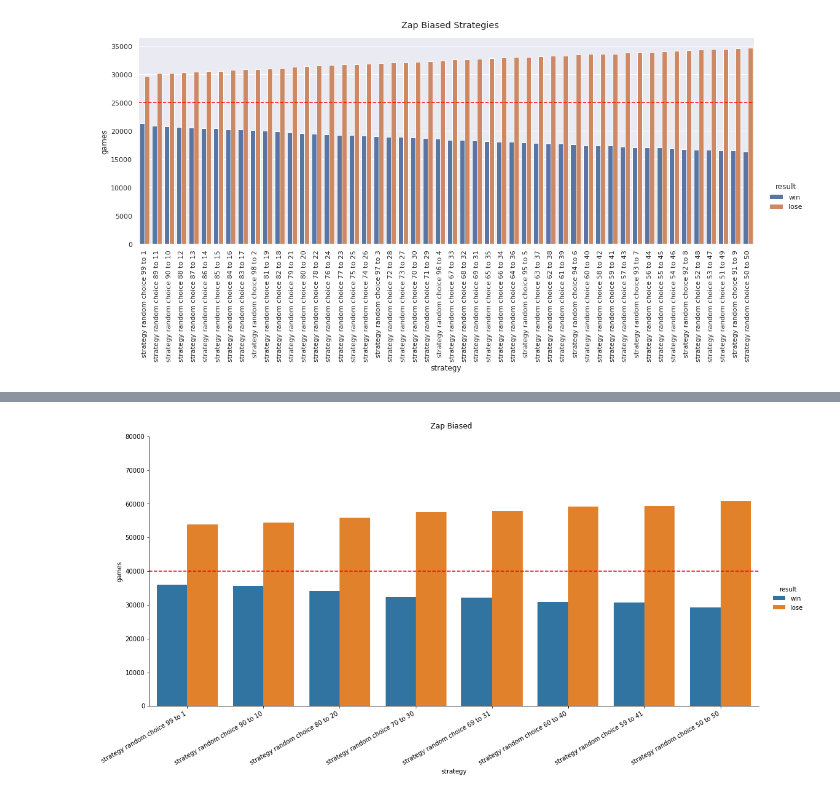
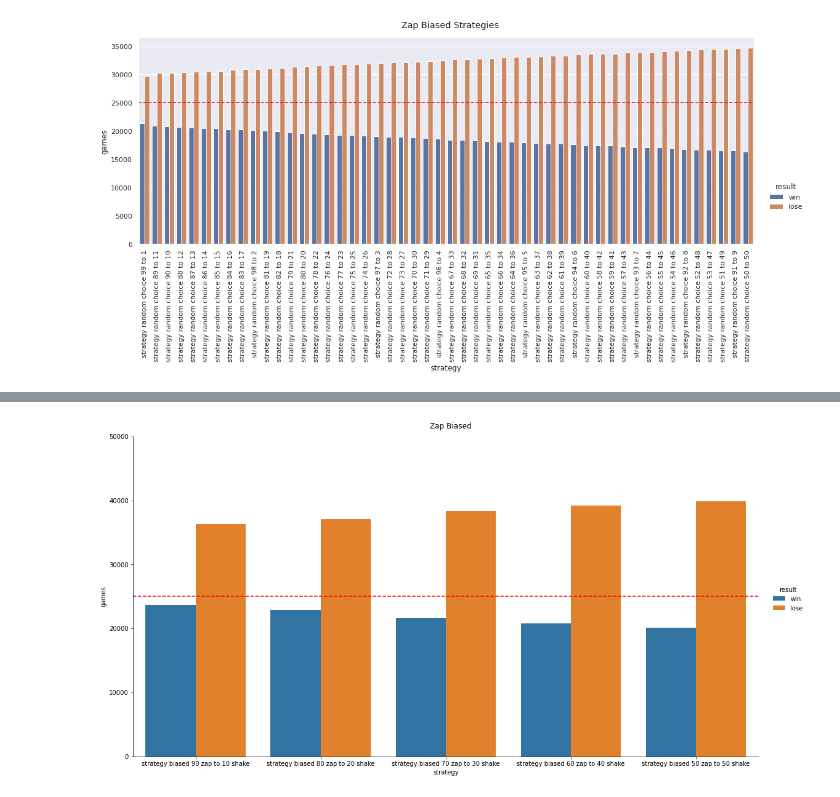
Before and after one commit to brevdev/AreYouARobot, a Jupyter notebook: work/ayar.ipynb, the cells around one changed output, grey strips where cells are left out. Drawn from its saved outputs; the diff is of its cells as text; code cells hidden in the pictures.

Commit message:
reduced sample set

```diff
--- a/work/ayar.ipynb
+++ b/work/ayar.ipynb
@@ -1110,14 +1109,11 @@ strategy_random_choice_99_to_1,
 ]
 # %%
 zap_biased_strats_smaller_sample = [
-    strategy_random_choice_50_to_50,
-strategy_random_choice_59_to_41,
-strategy_random_choice_60_to_40,
-strategy_random_choice_69_to_31,
-strategy_random_choice_70_to_30,
-strategy_random_choice_80_to_20,
-strategy_random_choice_90_to_10,
-strategy_random_choice_99_to_1,
+strategy_biased_50_zap_to_50_shake,
+strategy_biased_60_zap_to_40_shake,
+strategy_biased_70_zap_to_30_shake,
+strategy_biased_80_zap_to_20_shake,
+strategy_biased_90_zap_to_10_shake,
 ]
 # %%
 
@@ -1455,7 +1451,7 @@ import os
 # %matplotlib inline
 
 # this takes a ton of memory
-def make_bar_chart(df, dir_prefix, title, order, aspect, n):
+def make_bar_chart_biased(df, dir_prefix, title, order, aspect, n):
 
     trial_sns_plot = sns.catplot(
         # aspect=1.5,
@@ -1465,7 +1461,7 @@ def make_bar_chart(df, dir_prefix, title, order, aspect, n):
         height=8.27, aspect=aspect
 
     )
-    trial_sns_plot.set_xticklabels(rotation=30, ha="right")
+    # trial_sns_plot.set_xticklabels(rotation=30, ha="right")
     # trial_sns_plot.fig.subplots_adjust(top=0.9)
 
     trial_sns_plot.fig.suptitle(title)
@@ -1542,8 +1569,8 @@ zb_reduced_sample_trials = apply_fn_to_all_strategies(get_trial, zap_biased_stra
 zb_reduced_sample_table = strategy_win_loss_table(zb_reduced_sample_trials)
 zb_reduced_sample_df = swlt_to_df(zb_reduced_sample_table)
 # %%
-make_bar_chart(zb_reduced_sample_df, "", "Zap Biased",
+make_bar_chart_biased(zb_reduced_sample_df, "", "Zap Biased",
                reversed(sorted(zb_reduced_sample_table, key=lambda k: zb_reduced_sample_table[k]["wins"]))
                , 15.3/8.27,  n*len(zb_reduced_sample_table)//2)
 # %% [output]
-[figure, old version]
+[figure, new version]
```
Also changed, not shown: parts of 8 cells of this notebook, 6 other files.
